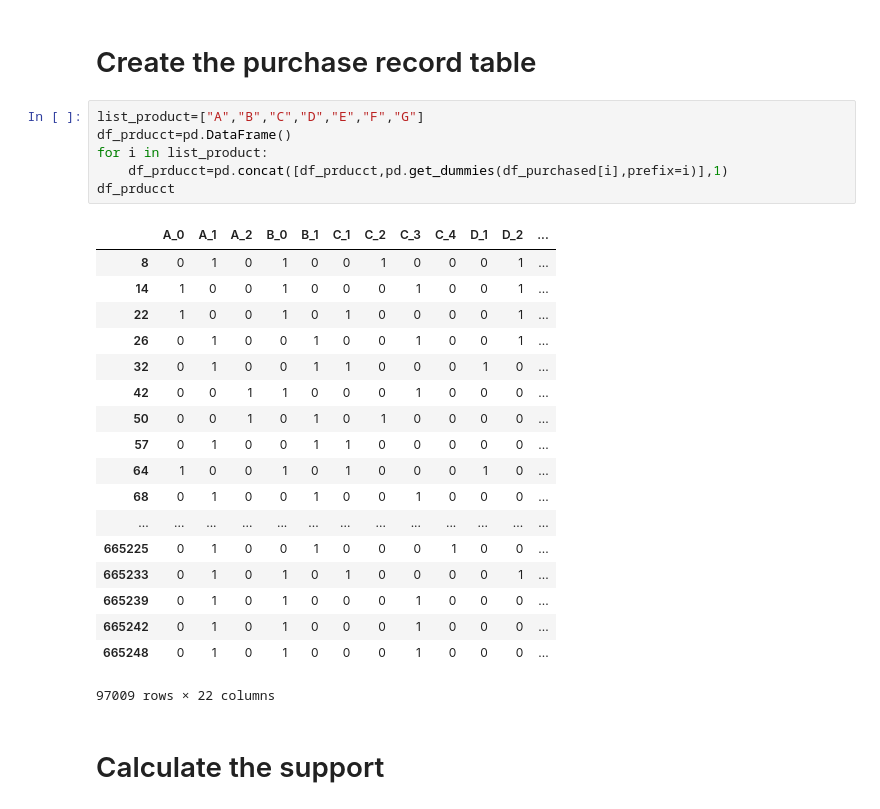
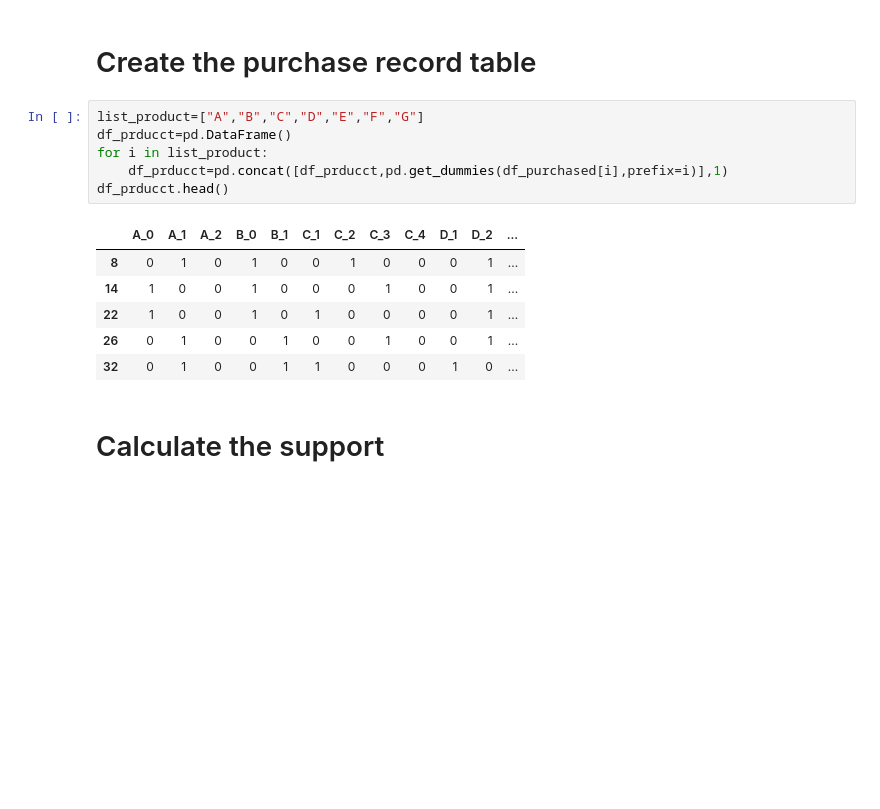
Before and after one commit to Michael-YongWang/MMA_Share, a Jupyter notebook: MMA831Project_AssociationRules.ipynb, the cells around one changed output. Drawn from its saved outputs; the diff is of its cells as text; blank space fills up the shorter version.

```diff
--- a/MMA831Project_AssociationRules.ipynb
+++ b/MMA831Project_AssociationRules.ipynb
@@ -91,28 +85,16 @@ memory usage: 19.2+ MB
 # %%
 list_product=["A","B","C","D","E","F","G"]
 df_prducct=pd.DataFrame()
 for i in list_product:
     df_prducct=pd.concat([df_prducct,pd.get_dummies(df_purchased[i],prefix=i)],1)
-df_prducct
+df_prducct.head()
 # %% [output]
 |  | A_0 | A_1 | A_2 | B_0 | B_1 | C_1 | C_2 | C_3 | C_4 | D_1 | D_2 | ... |
 | 8 | 0 | 1 | 0 | 1 | 0 | 0 | 1 | 0 | 0 | 0 | 1 | ... |
 | 14 | 1 | 0 | 0 | 1 | 0 | 0 | 0 | 1 | 0 | 0 | 1 | ... |
 | 22 | 1 | 0 | 0 | 1 | 0 | 1 | 0 | 0 | 0 | 0 | 1 | ... |
 | 26 | 0 | 1 | 0 | 0 | 1 | 0 | 0 | 1 | 0 | 0 | 1 | ... |
 | 32 | 0 | 1 | 0 | 0 | 1 | 1 | 0 | 0 | 0 | 1 | 0 | ... |
-| 42 | 0 | 0 | 1 | 1 | 0 | 0 | 0 | 1 | 0 | 0 | 0 | ... |
-| 50 | 0 | 0 | 1 | 0 | 1 | 0 | 1 | 0 | 0 | 0 | 0 | ... |
-| 57 | 0 | 1 | 0 | 0 | 1 | 1 | 0 | 0 | 0 | 0 | 0 | ... |
-| 64 | 1 | 0 | 0 | 1 | 0 | 1 | 0 | 0 | 0 | 1 | 0 | ... |
-| 68 | 0 | 1 | 0 | 0 | 1 | 0 | 0 | 1 | 0 | 0 | 0 | ... |
-| ... | ... | ... | ... | ... | ... | ... | ... | ... | ... | ... | ... | ... |
-| 665225 | 0 | 1 | 0 | 0 | 1 | 0 | 0 | 0 | 1 | 0 | 0 | ... |
-| 665233 | 0 | 1 | 0 | 1 | 0 | 1 | 0 | 0 | 0 | 0 | 1 | ... |
-| 665239 | 0 | 1 | 0 | 1 | 0 | 0 | 0 | 1 | 0 | 0 | 0 | ... |
-| 665242 | 0 | 1 | 0 | 1 | 0 | 0 | 0 | 1 | 0 | 0 | 0 | ... |
-| 665248 | 0 | 1 | 0 | 1 | 0 | 0 | 0 | 1 | 0 | 0 | 0 | ... |
-97009 rows × 22 columns
 # %% [markdown]
 # Calculate the support
 # %%
```
Also changed, not shown: parts of 10 cells of this notebook.
